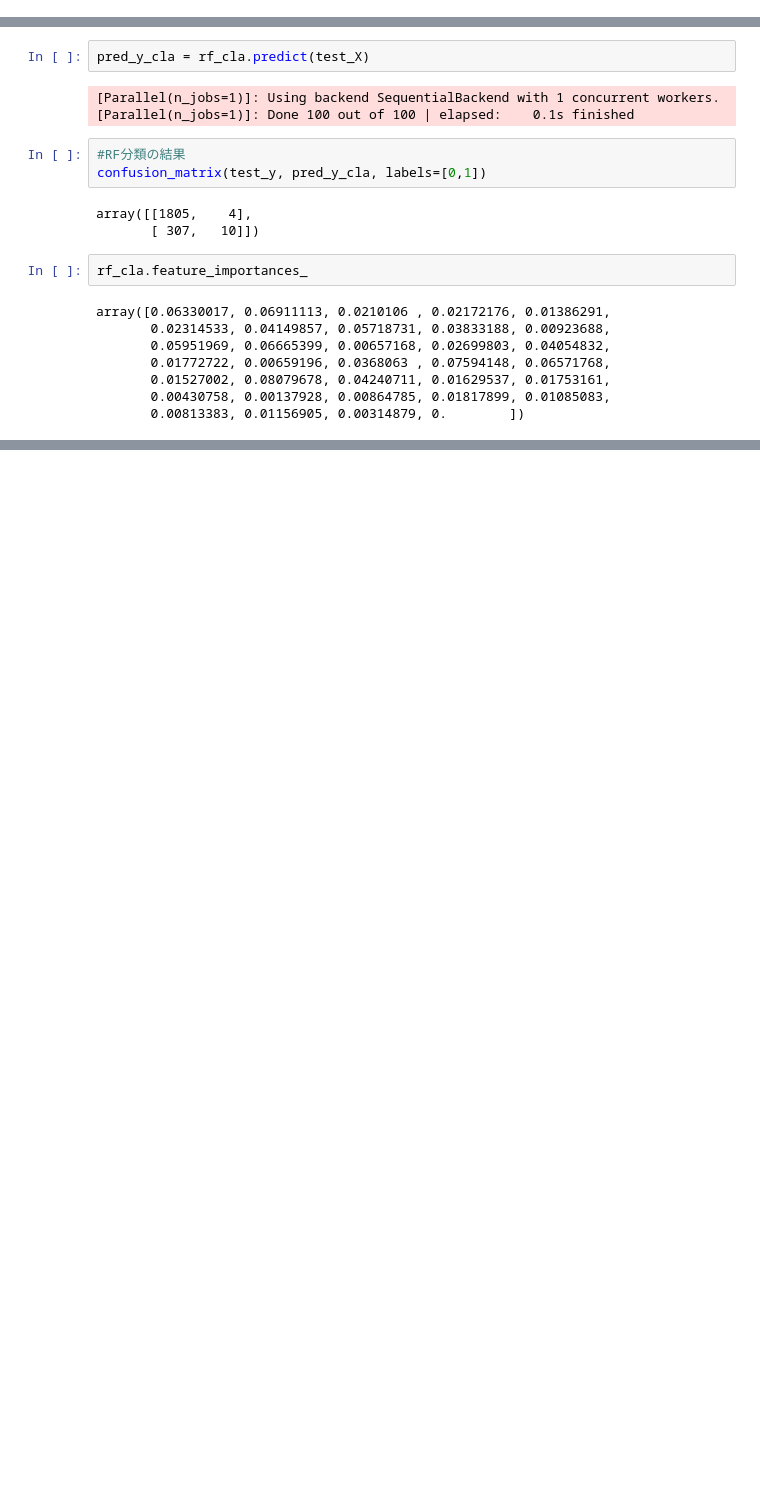
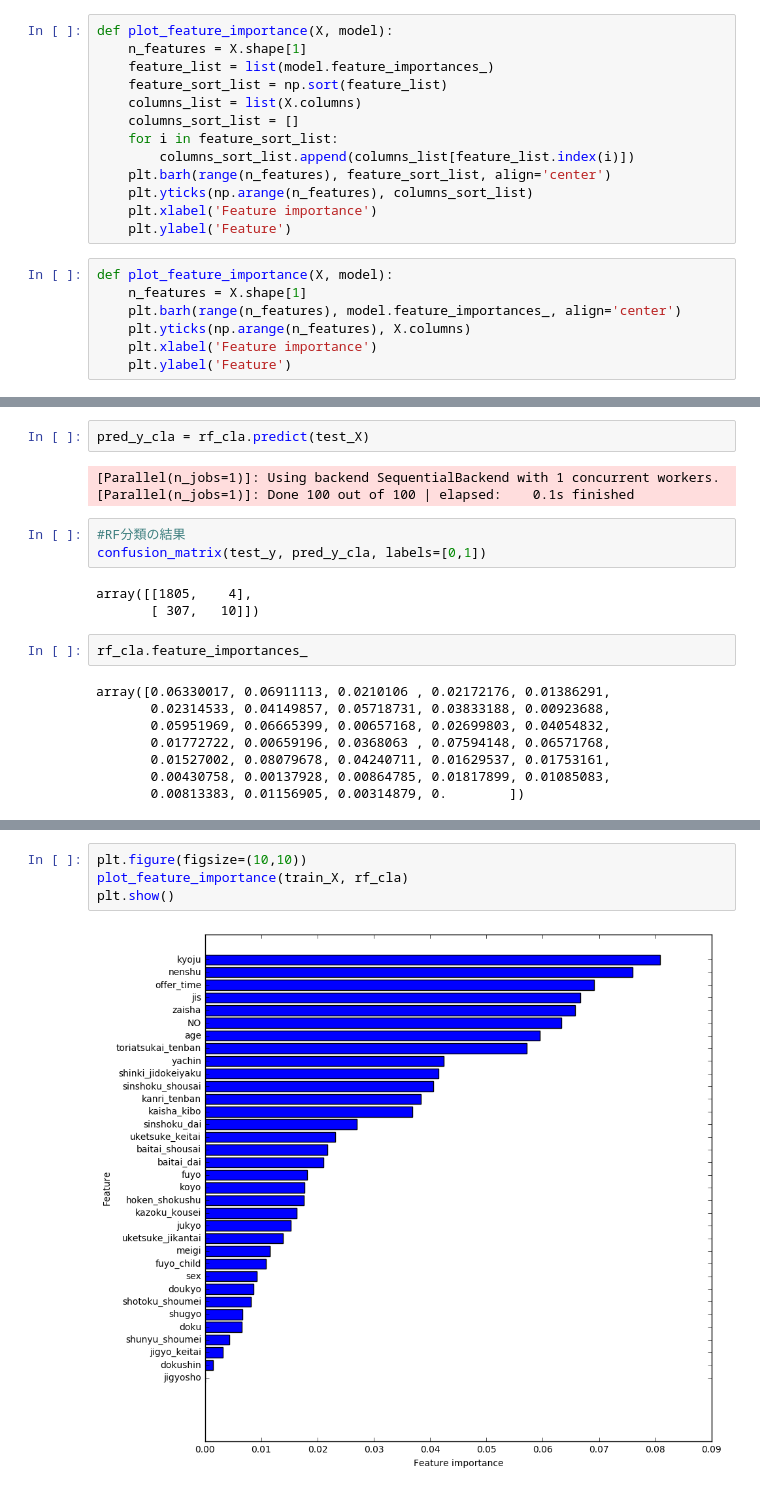
Before and after one commit to suger0316/aiful, a Jupyter notebook: アイフル/ハッカソン_ver2.ipynb, the cells around one changed output, grey strips where cells are left out. Drawn from its saved outputs; the diff is of its cells as text; blank space fills up the shorter version.

Commit message:
drop features and sort

```diff
--- a/アイフル/ハッカソン_ver2.ipynb
+++ b/アイフル/ハッカソン_ver2.ipynb
@@ -11,6 +11,26 @@ from sklearn.ensemble import RandomForestClassifier
 from sklearn.externals import joblib
 from sklearn.metrics import mean_squared_error, r2_score, accuracy_score, precision_score, recall_score, confusion_matrix
 from sklearn.model_selection import train_test_split
+# %%
+def plot_feature_importance(X, model):
+    n_features = X.shape[1]
+    feature_list = list(model.feature_importances_)
+    feature_sort_list = np.sort(feature_list)
+    columns_list = list(X.columns)
+    columns_sort_list = []
+    for i in feature_sort_list:
+        columns_sort_list.append(columns_list[feature_list.index(i)])
+    plt.barh(range(n_features), feature_sort_list, align='center')
+    plt.yticks(np.arange(n_features), columns_sort_list)
+    plt.xlabel('Feature importance')
+    plt.ylabel('Feature')
+# %%
+def plot_feature_importance(X, model):
+    n_features = X.shape[1]
+    plt.barh(range(n_features), model.feature_importances_, align='center')
+    plt.yticks(np.arange(n_features), X.columns)
+    plt.xlabel('Feature importance')
+    plt.ylabel('Feature')
 # %%
 df = pd.read_csv("モデル構築用.csv", encoding="sjis")
 origin_columns = df.columns
@@ -78,0 +109,6 @@ array([0.06330017, 0.06911113, 0.0210106 , 0.02172176, 0.01386291,
+# %%
+plt.figure(figsize=(10,10))
+plot_feature_importance(train_X, rf_cla)
+plt.show()
+# %% [output]
+[figure, added]
```
Also changed, not shown: parts of 1 cell of this notebook, 2 other files.
